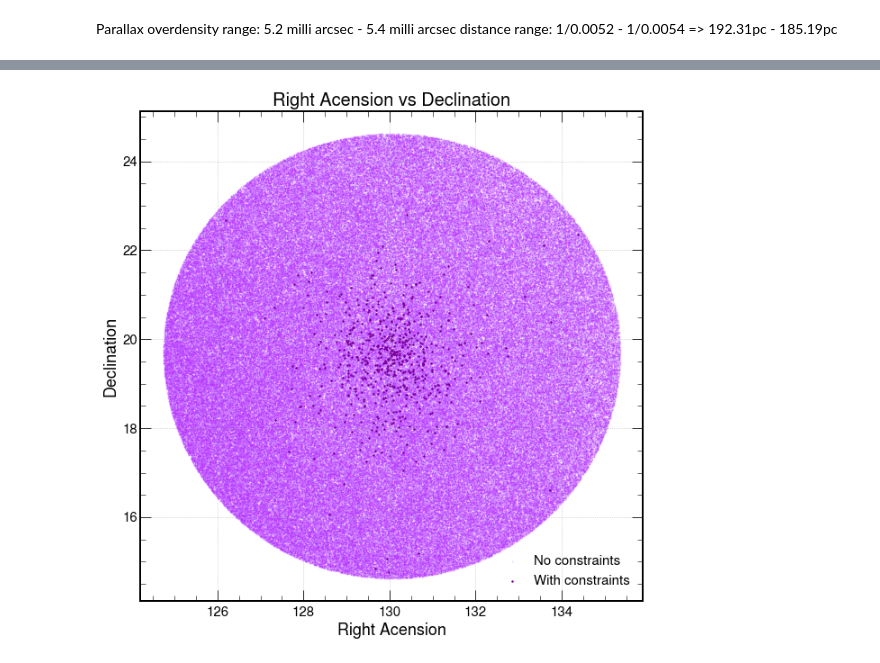
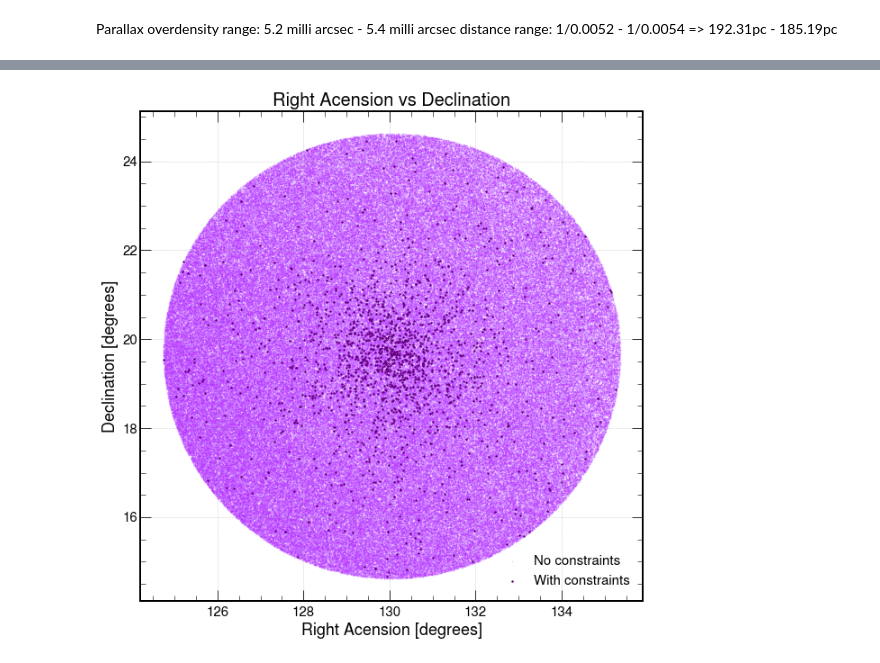
Before and after one commit to aditi-gangadharan/ASTR112, a Jupyter notebook: Gaia_hw4_q3.ipynb, the cells around one changed output, grey strips where cells are left out. Saved outputs shown, nothing was run; the diff lists cells and outputs as text; code cells hidden in the pictures.

```diff
--- a/Gaia_hw4_q3.ipynb
+++ b/Gaia_hw4_q3.ipynb
@@ -174,38 +176,38 @@ dec = query2_result['dec']
 # plt.ylabel("Declination", fontsize=18, loc="center")
 # plt.title("Right Acension vs Declination", fontsize=20)
 # plt.xticks(fontsize=15)
 # plt.yticks(fontsize=15)
 #plt.text(5.07,1600, 'Overdensity', fontsize = 12, bbox = dict(boxstyle = 'square', facecolor = 'lightblue', alpha = 0.5))
 #plt.grid()
 #plt.show()
 
 
 #Adding constraints from other parts to above graph
 
 ra_=[]
 dec_=[]
 
 for index, row in query2_result_filtered.iterrows():
-    if row['pmra'] >= -37 and row['pmra'] <= -35 and row['pmdec'] >= -14.5 and row['pmdec'] <= -11:
+    if row['pmra'] >= -41 and row['pmra'] <= -31 and row['pmdec'] >= -16 and row['pmdec'] <= -9:
         ra_.append(row['ra'])
         dec_.append(row['dec'])
 
 #plt.figure(figsize=(9,5))
 plt.scatter(ra, dec, color='#bb33ff', s=0.5, alpha=0.2, label='No constraints')
-plt.scatter(ra_, dec_, s=2, color='#7a0099', label='With constraints')
+plt.scatter(ra_, dec_, s=2, color='#660080', label='With constraints')
 # plt.xlim(128,132)
 # plt.ylim(10,20)
-plt.xlabel("Right Acension", fontsize=18, loc="center")
-plt.ylabel("Declination", fontsize=18, loc="center")
+plt.xlabel("Right Acension [degrees]", fontsize=18, loc="center")
+plt.ylabel("Declination [degrees]", fontsize=18, loc="center")
 plt.title("Right Acension vs Declination", fontsize=20)
 plt.xticks(fontsize=15)
 plt.yticks(fontsize=15)
 #plt.text(5.07,1600, 'Overdensity', fontsize = 12, bbox = dict(boxstyle = 'square', facecolor = 'lightblue', alpha = 0.5))
 plt.legend(loc='lower right',prop={'size': 15})
 plt.grid()
 plt.show()
 # %% [output]
-[figure, old version]
+[figure, new version]
 # %%
 #Adding constraints from other parts to above graph
 
```
Also changed, not shown: parts of 8 cells of this notebook, 1 other file.
